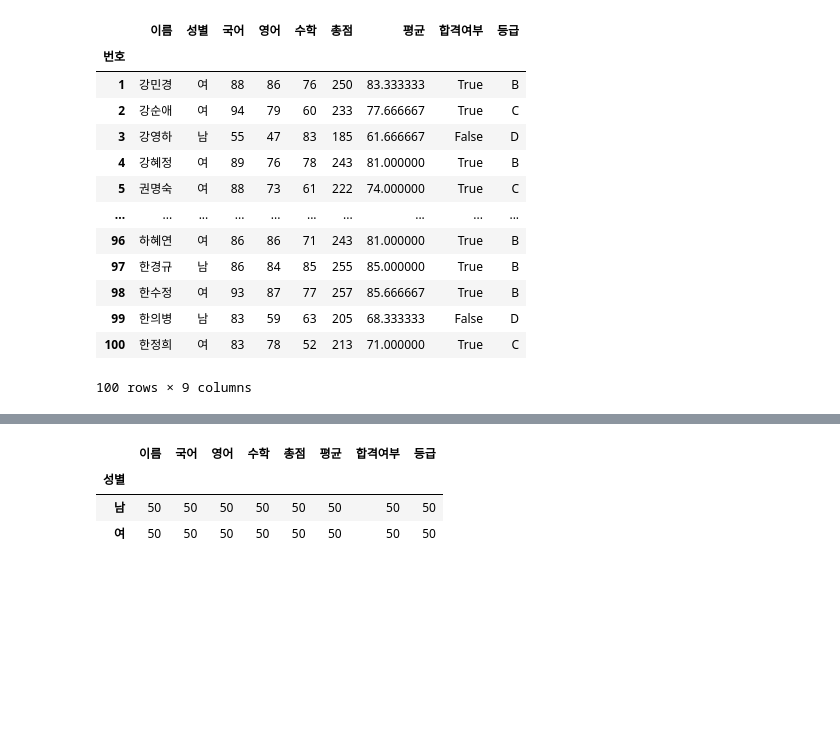
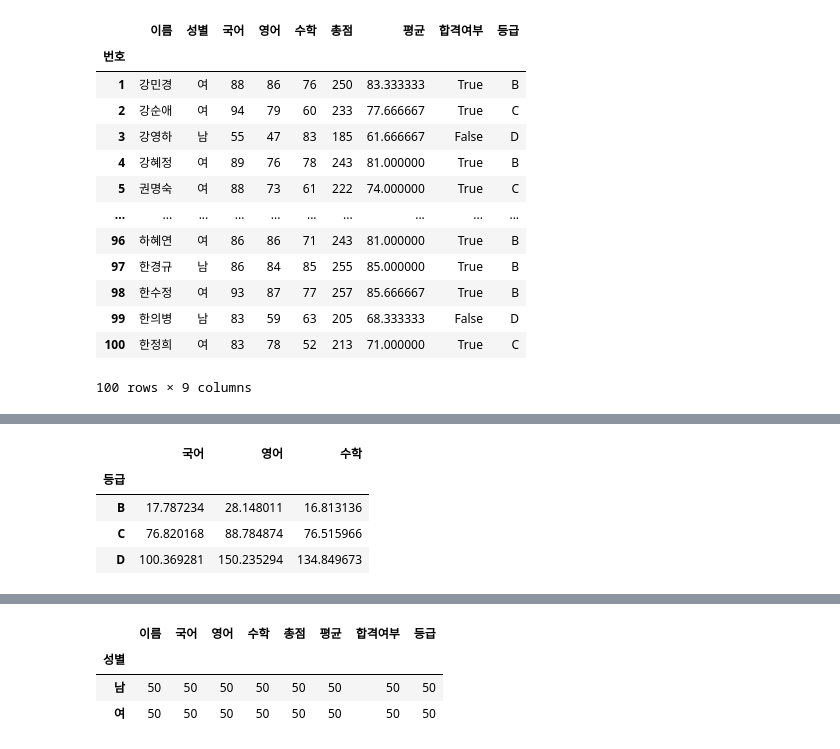
Before and after one commit to muroo123/pandas, a Jupyter notebook: pandas_section3_데이타_요약과_통계_함수와_정렬.ipynb, the cells around one changed output, grey strips where cells are left out. Cells and saved outputs as stored; diff of their text form; code cells hidden in the pictures; blank space fills up the shorter version.

```diff
--- a/pandas_section3_데이타_요약과_통계_함수와_정렬.ipynb
+++ b/pandas_section3_데이타_요약과_통계_함수와_정렬.ipynb
@@ -585,0 +654,9 @@ df
+# %%
+# 등급 별 국어,영어,수학 분산 구하기
+df.groupby('등급')[['국어','영어','수학']].var()
+# %% [output]
+|  | 국어 | 영어 | 수학 |
+| 등급 |  |  |  |
+| B | 17.787234 | 28.148011 | 16.813136 |
+| C | 76.820168 | 88.784874 | 76.515966 |
+| D | 100.369281 | 150.235294 | 134.849673 |
```
Also changed, not shown: parts of 16 cells of this notebook.
